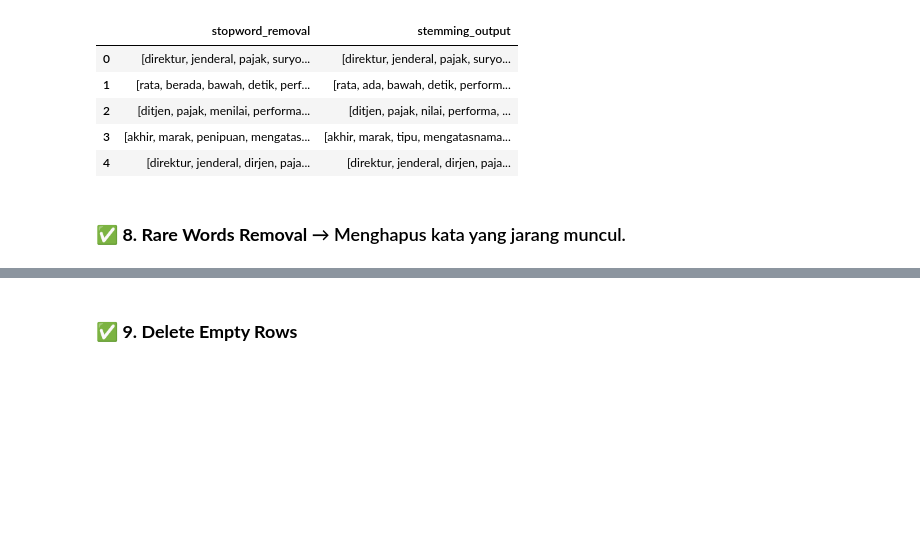
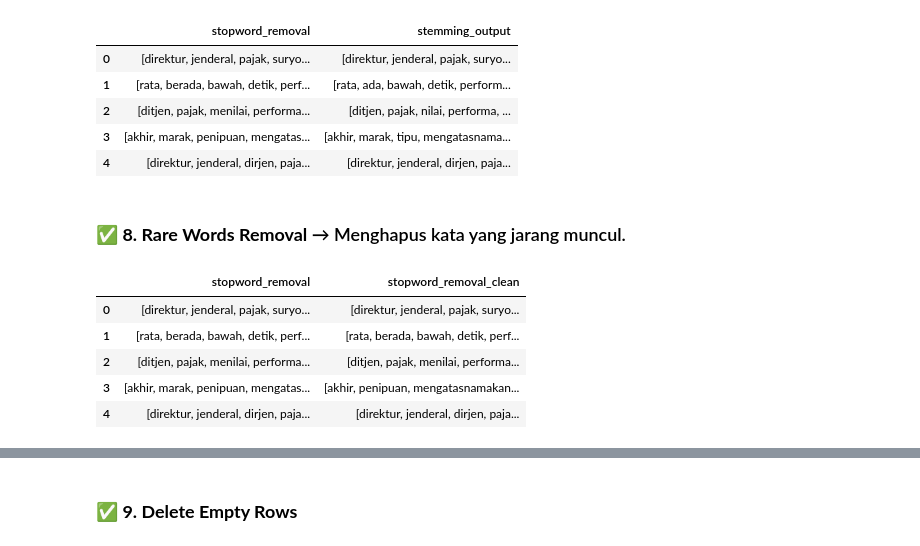
Before and after one commit to AnnisaFadila069/projectA-sentiment-analysis-coretax, a Jupyter notebook: Notebook/2_Preprocessing_Coretax.ipynb, the cells around one changed output, grey strips where cells are left out. Saved outputs shown, nothing was run; the diff lists cells and outputs as text; code cells hidden in the pictures; blank space fills up the shorter version.

```diff
--- a/Notebook/2_Preprocessing_Coretax.ipynb
+++ b/Notebook/2_Preprocessing_Coretax.ipynb
@@ -233 +250,11 @@ df[["stopword_removal", "stemming_output"]].head()
+# %%
+# Cek hasil
+df[["stopword_removal", 'stopword_removal_clean']].head()
+# %% [output]
+|  | stopword_removal | stopword_removal_clean |
+| 0 | [direktur, jenderal, pajak, suryo... | [direktur, jenderal, pajak, suryo... |
+| 1 | [rata, berada, bawah, detik, perf... | [rata, berada, bawah, detik, perf... |
+| 2 | [ditjen, pajak, menilai, performa... | [ditjen, pajak, menilai, performa... |
+| 3 | [akhir, marak, penipuan, mengatas... | [akhir, penipuan, mengatasnamakan... |
+| 4 | [direktur, jenderal, dirjen, paja... | [direktur, jenderal, dirjen, paja... |
 # %%
```
Also changed, not shown: parts of 8 cells of this notebook, 8 other files.
